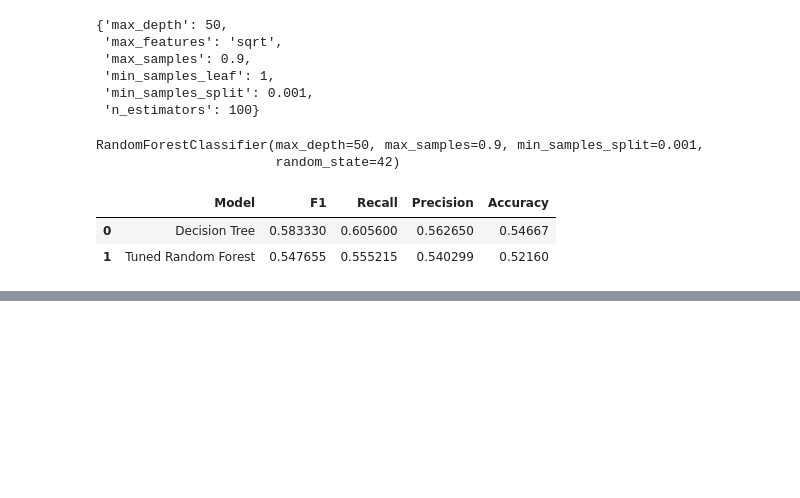
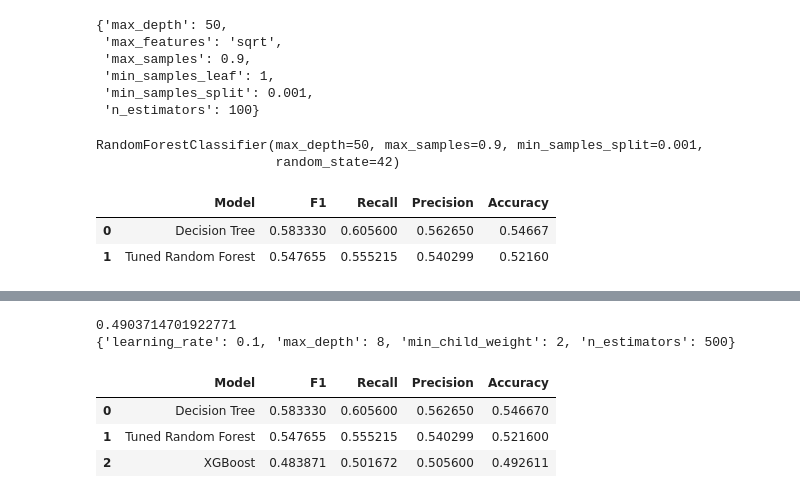
Before and after one commit to LEdwards-Analytics/Predictive-Modeling-for-Amazon-Prime-Subscription-Plans-Insights-from-User-Data, a Jupyter notebook: Amazon Prime Users Analysis.ipynb, the cells around one changed output, grey strips where cells are left out. Cells and saved outputs as stored; diff of their text form; code cells hidden in the pictures; blank space fills up the shorter version.

Commit message:
Testing to see if XGBoost has better performance

```diff
--- a/Amazon Prime Users Analysis.ipynb
+++ b/Amazon Prime Users Analysis.ipynb
@@ -425,0 +456,10 @@ table
+# %%
+scoring = {'accuracy', 'precision', 'recall', 'f1'}
+
+
+xgb_cv = GridSearchCV(xgb, cv_params, scoring=scoring, cv=4, refit='f1')
+# %%
+%%time
+# fit the GridSearch model to training data
+
+xgb_cv.fit(X_train, y_train)
@@ -425,0 +489,32 @@ table
+# %%
+# Examine best score and paramaters
+print(xgb_cv.best_score_)
+
+print(xgb_cv.best_params_)
+# %% [output]
+0.4903714701922771
+{'learning_rate': 0.1, 'max_depth': 8, 'min_child_weight': 2, 'n_estimators': 500}
+# %%
+# Predict on test set
+y_pred = xgb_cv.predict(X_test)
+
+# Get scores
+xgb_pc_test = precision_score(y_test, y_pred)
+xgb_rc_test = recall_score(y_test, y_pred)
+xgb_ac_test = accuracy_score(y_test, y_pred)
+xgb_f1_test = f1_score(y_test, y_pred)
+
+# Print results
+table = pd.DataFrame({'Model': ["Decision Tree","Tuned Random Forest", "XGBoost"],
+                        'F1':  [0.58333, rf_f1_test, xgb_pc_test],
+                        'Recall': [0.60560, rf_rc_test, xgb_rc_test],
+                        'Precision': [0.56265, rf_pc_test, xgb_ac_test],
+                        'Accuracy': [0.54667, rf_ac_test, xgb_f1_test]
+                      }
+                    )
+table
+# %% [output]
+|  | Model | F1 | Recall | Precision | Accuracy |
+| 0 | Decision Tree | 0.583330 | 0.605600 | 0.562650 | 0.546670 |
+| 1 | Tuned Random Forest | 0.547655 | 0.555215 | 0.540299 | 0.521600 |
+| 2 | XGBoost | 0.483871 | 0.501672 | 0.505600 | 0.492611 |
```
Also changed, not shown: parts of 6 cells of this notebook.
